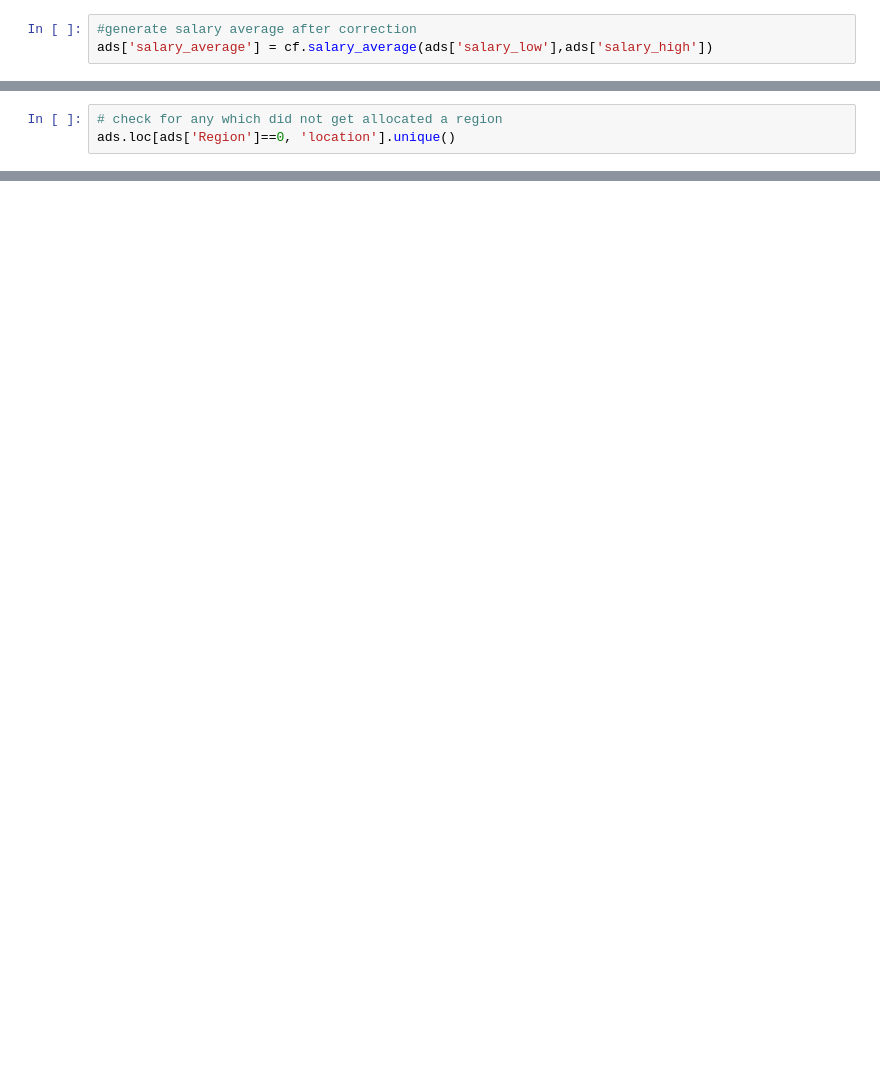
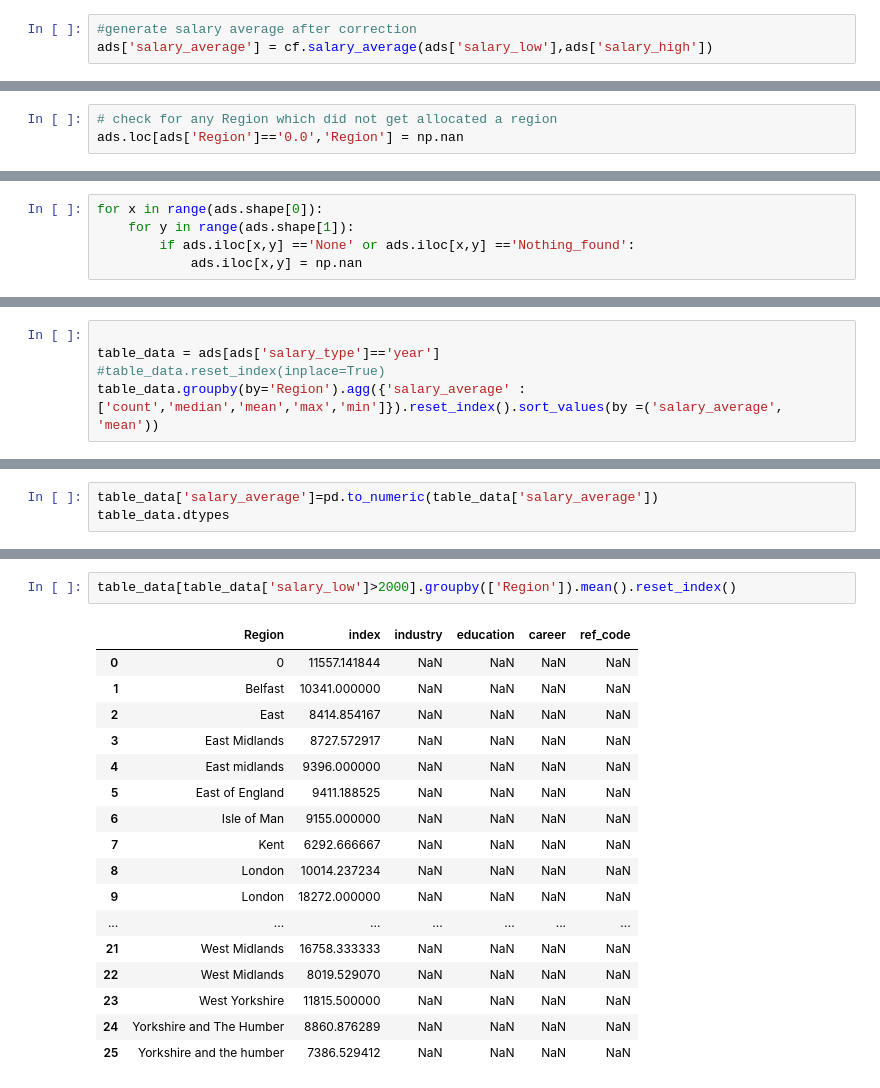
Before and after one commit to jamobe/DataScienceJobs, a Jupyter notebook: Cleaning/cleaning_indeed_uk.ipynb, the cells around one changed output, grey strips where cells are left out. Cells and saved outputs as stored; diff of their text form; blank space fills up the shorter version.

```diff
--- a/Cleaning/cleaning_indeed_uk.ipynb
+++ b/Cleaning/cleaning_indeed_uk.ipynb
@@ -109,3 +159,3 @@ ads['Region'] = a
 # %%
-# check for any which did not get allocated a region
-ads.loc[ads['Region']==0, 'location'].unique()
+# check for any Region which did not get allocated a region
+ads.loc[ads['Region']=='0.0','Region'] = np.nan
@@ -130,0 +170,5 @@ ads[ads['salary_low']!='None']
+# %%
+for x in range(ads.shape[0]):
+    for y in range(ads.shape[1]):
+        if ads.iloc[x,y] =='None' or ads.iloc[x,y] =='Nothing_found':
+            ads.iloc[x,y] = np.nan
@@ -130,0 +181,5 @@ ads[ads['salary_low']!='None']
+# %%
+
+table_data = ads[ads['salary_type']=='year']
+#table_data.reset_index(inplace=True)
+table_data.groupby(by='Region').agg({'salary_average' : ['count','median','mean','max','min']}).reset_index().sort_values(by =('salary_average', 'mean'))
@@ -130,0 +210,3 @@ ads[ads['salary_low']!='None']
+# %%
+table_data['salary_average']=pd.to_numeric(table_data['salary_average'])
+table_data.dtypes
@@ -130,0 +262,20 @@ ads[ads['salary_low']!='None']
+# %%
+table_data[table_data['salary_low']>2000].groupby(['Region']).mean().reset_index()
+# %% [output]
+|  | Region | index | industry | education | career | ref_code |
+| 0 | 0 | 11557.141844 | NaN | NaN | NaN | NaN |
+| 1 | Belfast | 10341.000000 | NaN | NaN | NaN | NaN |
+| 2 | East | 8414.854167 | NaN | NaN | NaN | NaN |
+| 3 | East Midlands | 8727.572917 | NaN | NaN | NaN | NaN |
+| 4 | East midlands | 9396.000000 | NaN | NaN | NaN | NaN |
+| 5 | East of England | 9411.188525 | NaN | NaN | NaN | NaN |
+| 6 | Isle of Man | 9155.000000 | NaN | NaN | NaN | NaN |
+| 7 | Kent | 6292.666667 | NaN | NaN | NaN | NaN |
+| 8 | London | 10014.237234 | NaN | NaN | NaN | NaN |
+| 9 | London | 18272.000000 | NaN | NaN | NaN | NaN |
+| ... | ... | ... | ... | ... | ... | ... |
+| 21 | West Midlands | 16758.333333 | NaN | NaN | NaN | NaN |
+| 22 | West Midlands | 8019.529070 | NaN | NaN | NaN | NaN |
+| 23 | West Yorkshire | 11815.500000 | NaN | NaN | NaN | NaN |
+| 24 | Yorkshire and The Humber | 8860.876289 | NaN | NaN | NaN | NaN |
+| 25 | Yorkshire and the humber | 7386.529412 | NaN | NaN | NaN | NaN |
```
Also changed, not shown: parts of 27 cells of this notebook, 8 other files.
